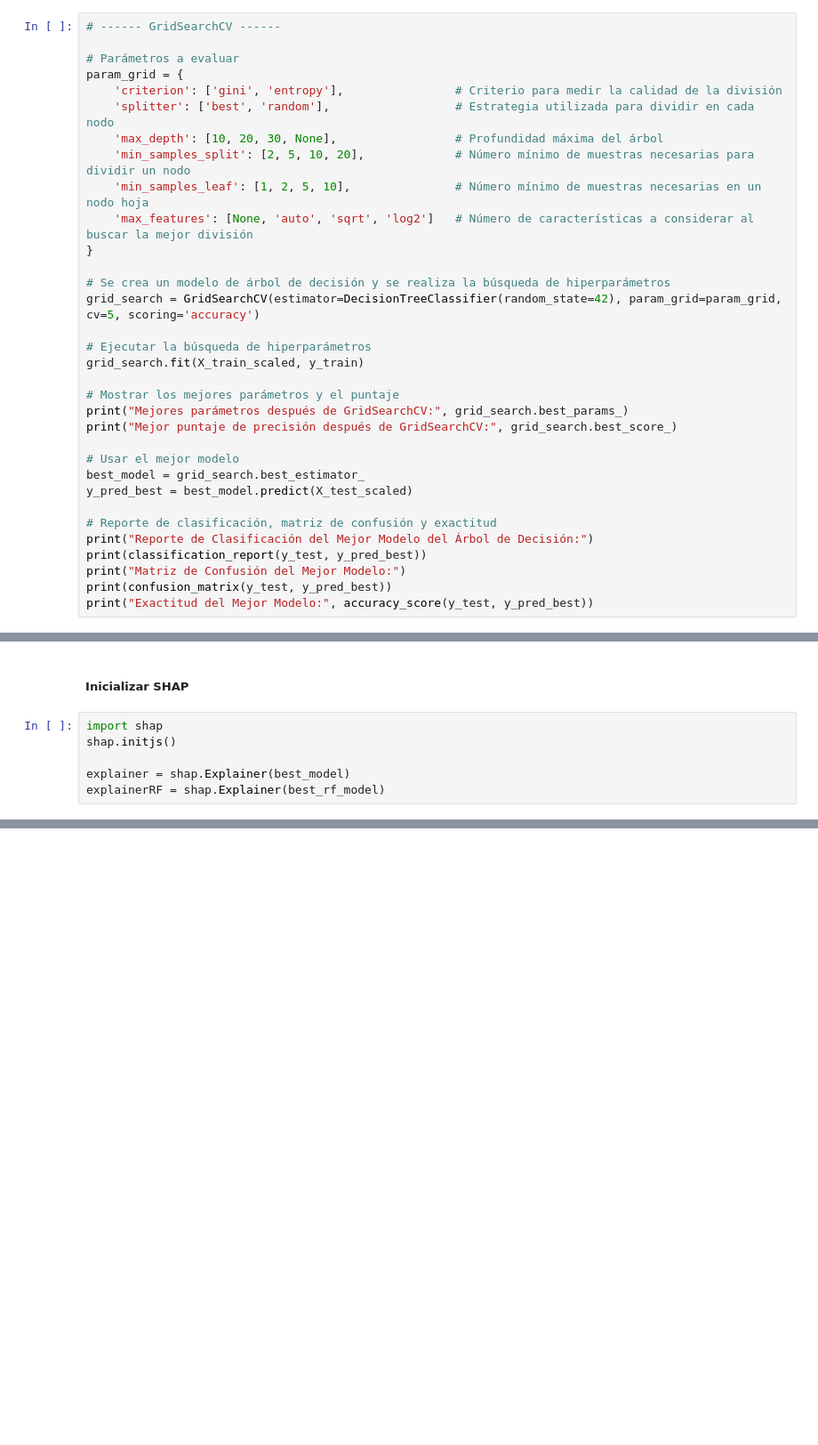
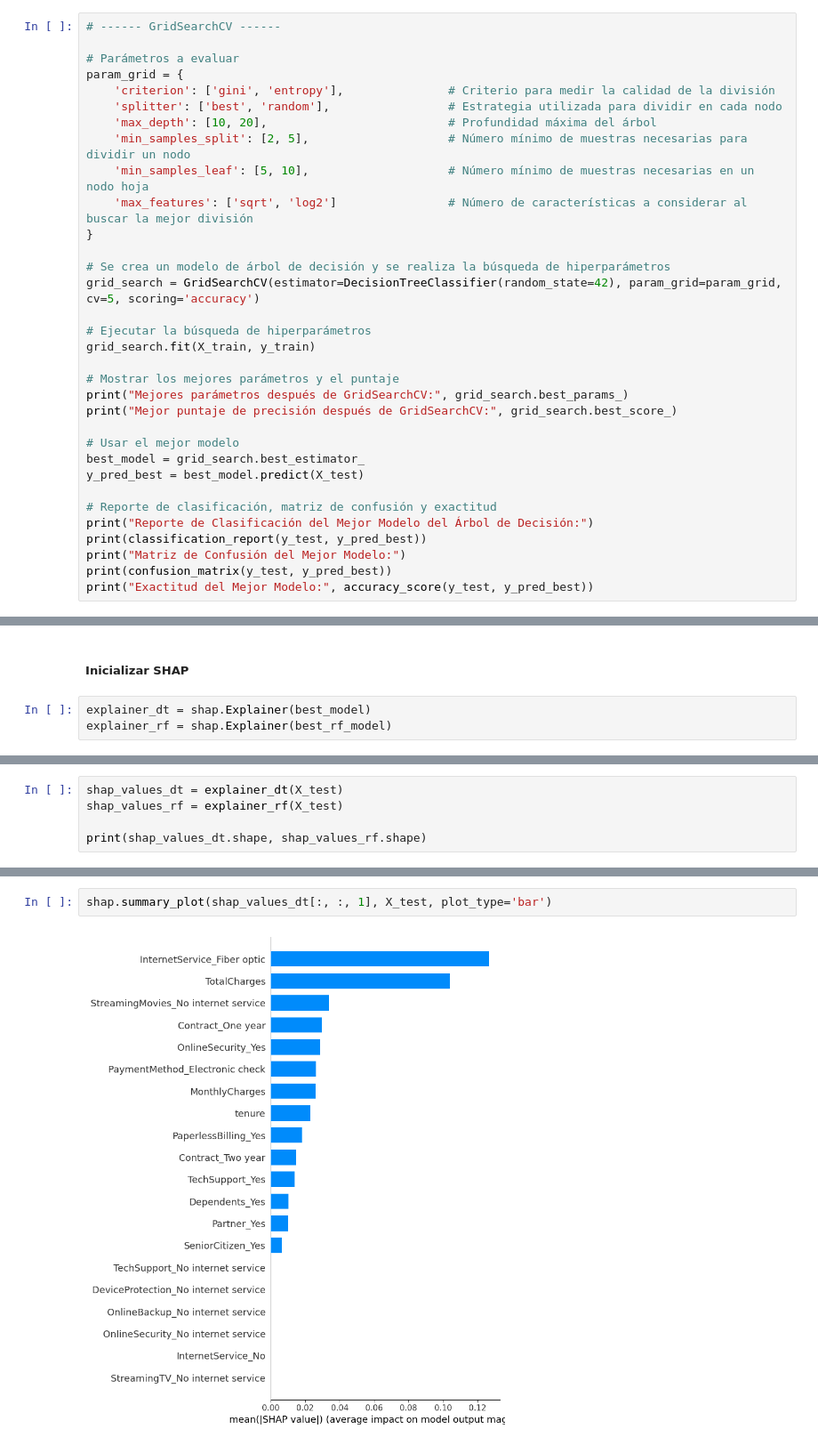
Before and after one commit to stefanoaragoni/CC31062024_Proyecto1, a Jupyter notebook: proyecto1.ipynb, the cells around one changed output, grey strips where cells are left out. Shown at 89% size. Cells and saved outputs as stored; diff of their text form; blank space fills up the shorter version.

```diff
--- a/proyecto1.ipynb
+++ b/proyecto1.ipynb
@@ -721,19 +722,19 @@ El primer modelo de predicción implementado es un árbol de decisión. Se utili
 
 # Parámetros a evaluar
 param_grid = {
-    'criterion': ['gini', 'entropy'],                # Criterio para medir la calidad de la división
-    'splitter': ['best', 'random'],                  # Estrategia utilizada para dividir en cada nodo
-    'max_depth': [10, 20, 30, None],                 # Profundidad máxima del árbol
-    'min_samples_split': [2, 5, 10, 20],             # Número mínimo de muestras necesarias para dividir un nodo
-    'min_samples_leaf': [1, 2, 5, 10],               # Número mínimo de muestras necesarias en un nodo hoja
-    'max_features': [None, 'auto', 'sqrt', 'log2']   # Número de características a considerar al buscar la mejor división
+    'criterion': ['gini', 'entropy'],               # Criterio para medir la calidad de la división
+    'splitter': ['best', 'random'],                 # Estrategia utilizada para dividir en cada nodo
+    'max_depth': [10, 20],                          # Profundidad máxima del árbol
+    'min_samples_split': [2, 5],                    # Número mínimo de muestras necesarias para dividir un nodo
+    'min_samples_leaf': [5, 10],                    # Número mínimo de muestras necesarias en un nodo hoja
+    'max_features': ['sqrt', 'log2']                # Número de características a considerar al buscar la mejor división
 }
 
 # Se crea un modelo de árbol de decisión y se realiza la búsqueda de hiperparámetros
 grid_search = GridSearchCV(estimator=DecisionTreeClassifier(random_state=42), param_grid=param_grid, cv=5, scoring='accuracy')
 
 # Ejecutar la búsqueda de hiperparámetros
-grid_search.fit(X_train_scaled, y_train)
+grid_search.fit(X_train, y_train)
 
 # Mostrar los mejores parámetros y el puntaje
 print("Mejores parámetros después de GridSearchCV:", grid_search.best_params_)
@@ -741,7 +742,7 @@ print("Mejor puntaje de precisión después de GridSearchCV:", grid_search.best_
 
 # Usar el mejor modelo
 best_model = grid_search.best_estimator_
-y_pred_best = best_model.predict(X_test_scaled)
+y_pred_best = best_model.predict(X_test)
 
 # Reporte de clasificación, matriz de confusión y exactitud
 print("Reporte de Clasificación del Mejor Modelo del Árbol de Decisión:")
@@ -824,8 +916,5 @@ Exactitud del Mejor Modelo de Random Forest: 0.8140525195173882
 # %% [markdown]
 ##### Inicializar SHAP
 # %%
-import shap
-shap.initjs()
-
-explainer = shap.Explainer(best_model)
-explainerRF = shap.Explainer(best_rf_model)
+explainer_dt = shap.Explainer(best_model)
+explainer_rf = shap.Explainer(best_rf_model)
@@ -872,0 +921,5 @@ ValueError: x and y must be the same size
+# %%
+shap_values_dt = explainer_dt(X_test)
+shap_values_rf = explainer_rf(X_test)
+
+print(shap_values_dt.shape, shap_values_rf.shape)
@@ -872,0 +928,4 @@ ValueError: x and y must be the same size
+# %%
+shap.summary_plot(shap_values_dt[:, :, 1], X_test, plot_type='bar')
+# %% [output]
+[figure, added]
```
Also changed, not shown: parts of 24 cells of this notebook.
